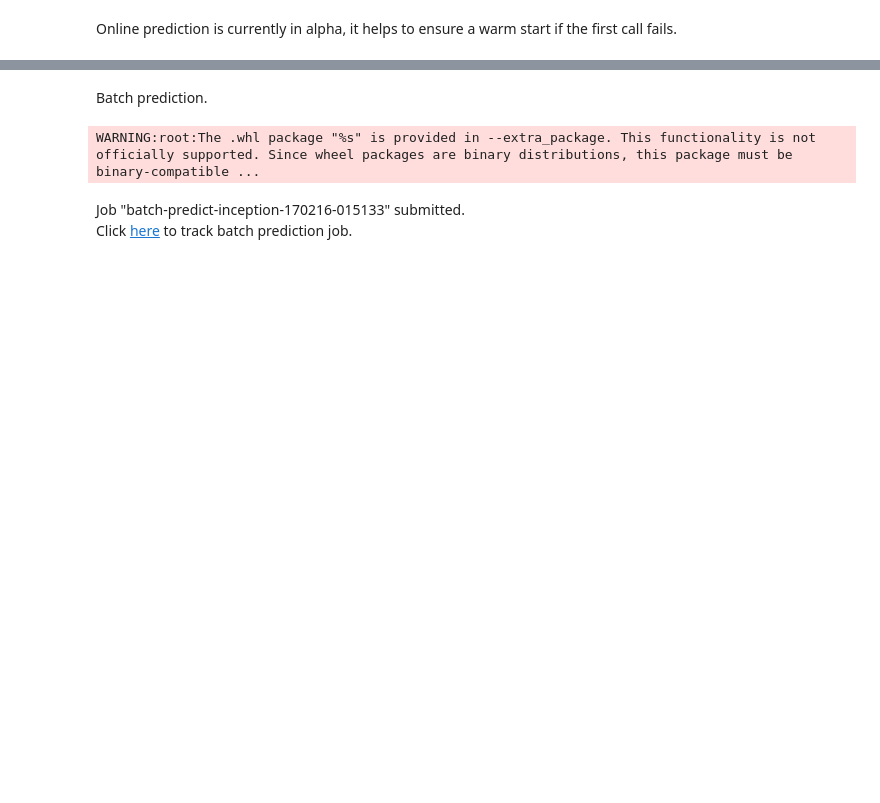
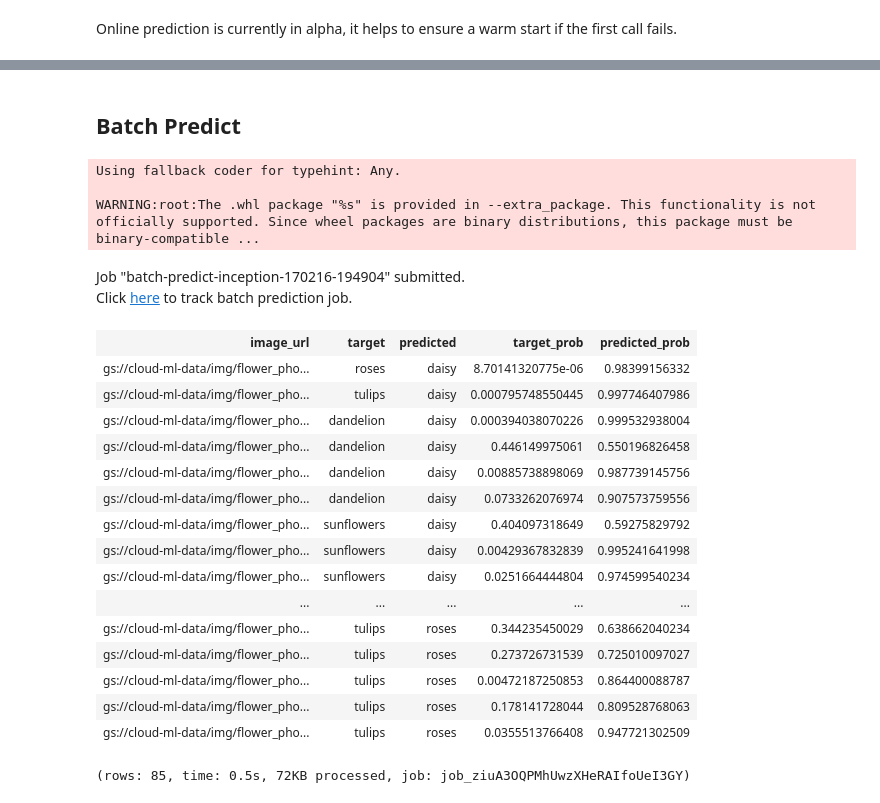
Before and after one commit to googledatalab/notebooks, a Jupyter notebook: hackathon/image/flower/Cloud.ipynb, the cells around one changed output, grey strips where cells are left out. Drawn from its saved outputs; the diff is of its cells as text; code cells hidden in the pictures; blank space fills up the shorter version.

```diff
--- a/hackathon/image/flower/Cloud.ipynb
+++ b/hackathon/image/flower/Cloud.ipynb
@@ -109,11 +112,33 @@ tulips(0.99996)
 [figure]
-# %% [markdown]
-Batch prediction.
+# %% [markdown]
+## Batch Predict
 # %%
 eval_set = CsvDataSet('gs://cloud-datalab/sampledata/flower/eval670.csv', schema='image_url:STRING,label:STRING')
-cloud_batch_predict(eval_set, model_dir, staging_dir, output_bq_table='flower.eval_results_full',
-                    pipeline_option={'num_workers': 8})
+cloud_batch_predict(eval_set, model_dir, staging_dir, output_bq_table='flower.eval_results_full')
 # %% [output]
+Using fallback coder for typehint: Any.
+
 WARNING:root:The .whl package "%s" is provided in --extra_package. This functionality is not officially supported. Since wheel packages are binary distributions, this package must be binary-compatible ...
-Job "batch-predict-inception-170216-015133" submitted.
+Job "batch-predict-inception-170216-194904" submitted.
 Click here to track batch prediction job.
+# %%
+%%sql
+select * from flower.eval_results_full where target != predicted
+# %% [output]
+| image_url | target | predicted | target_prob | predicted_prob |
+| gs://cloud-ml-data/img/flower_pho... | roses | daisy | 8.70141320775e-06 | 0.98399156332 |
+| gs://cloud-ml-data/img/flower_pho... | tulips | daisy | 0.000795748550445 | 0.997746407986 |
+| gs://cloud-ml-data/img/flower_pho... | dandelion | daisy | 0.000394038070226 | 0.999532938004 |
+| gs://cloud-ml-data/img/flower_pho... | dandelion | daisy | 0.446149975061 | 0.550196826458 |
+| gs://cloud-ml-data/img/flower_pho... | dandelion | daisy | 0.00885738898069 | 0.987739145756 |
+| gs://cloud-ml-data/img/flower_pho... | dandelion | daisy | 0.0733262076974 | 0.907573759556 |
+| gs://cloud-ml-data/img/flower_pho... | sunflowers | daisy | 0.404097318649 | 0.59275829792 |
+| gs://cloud-ml-data/img/flower_pho... | sunflowers | daisy | 0.00429367832839 | 0.995241641998 |
+| gs://cloud-ml-data/img/flower_pho... | sunflowers | daisy | 0.0251664444804 | 0.974599540234 |
+| ... | ... | ... | ... | ... |
+| gs://cloud-ml-data/img/flower_pho... | tulips | roses | 0.344235450029 | 0.638662040234 |
+| gs://cloud-ml-data/img/flower_pho... | tulips | roses | 0.273726731539 | 0.725010097027 |
+| gs://cloud-ml-data/img/flower_pho... | tulips | roses | 0.00472187250853 | 0.864400088787 |
+| gs://cloud-ml-data/img/flower_pho... | tulips | roses | 0.178141728044 | 0.809528768063 |
+| gs://cloud-ml-data/img/flower_pho... | tulips | roses | 0.0355513766408 | 0.947721302509 |
+(rows: 85, time: 0.5s, 72KB processed, job: job_ziuA3OQPMhUwzXHeRAIfoUeI3GY)
```
Also changed, not shown: parts of 10 cells of this notebook, 1 other file.
